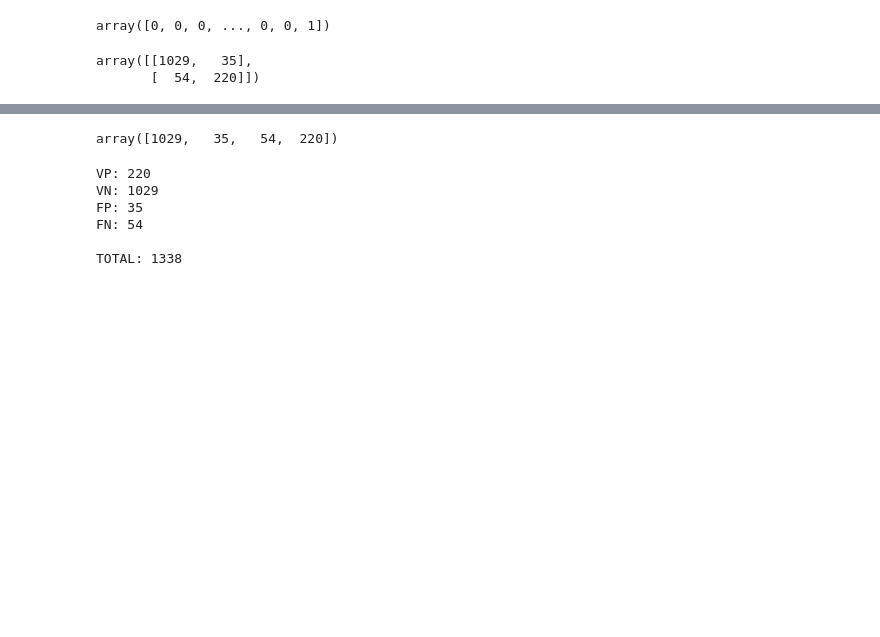
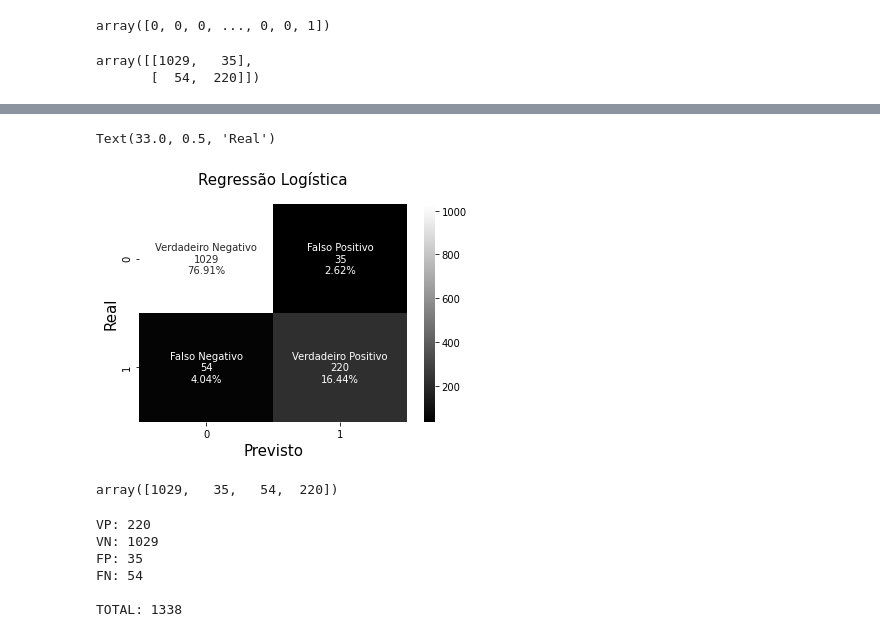
Before and after one commit to SamuelSousaFerreira/Curso-Dominando-Data-Science---Flai, a Jupyter notebook: Modelos_de_Classificação_Flai.ipynb, the cells around one changed output, grey strips where cells are left out. Cells and saved outputs as stored; diff of their text form; code cells hidden in the pictures; blank space fills up the shorter version.

```diff
--- a/Modelos_de_Classificação_Flai.ipynb
+++ b/Modelos_de_Classificação_Flai.ipynb
@@ -256,8 +256,8 @@ preditos
 array([0, 0, 0, ..., 0, 0, 1])
 # %%
 from sklearn.metrics import confusion_matrix
-matriz_conf = confusion_matrix(y, preditos)
-matri_conf
+matriz_conf_reg = confusion_matrix(y, preditos)
+matriz_conf_reg
 # %% [output]
 array([[1029,   35],
        [  54,  220]])
@@ -268,0 +264,17 @@ sns.heatmap(data=matriz_conf)
+# %%
+#Será impresso no gráfico
+
+classificacao = ['Verdadeiro Negativo','Falso Positivo','Falso Negativo','Verdadeiro Positivo']
+
+contagem = ["{0:0.0f}".format(value) for value in matriz_conf.flatten()] # list comprehension  que irá gerar uma lista da Matriz de confusão.
+
+percentual = ["{0:.2%}".format(value) for value in matriz_conf.flatten()/np.sum(matriz_conf)] # list comprehension  que irá gerar uma lista com os % da Matriz de confusão.
+
+labels = [f"{v1}\n{v2}\n{v3}" for v1, v2, v3 in zip(classificacao,contagem,percentual)] #reúne as informações acima
+
+labels= np.asarray(labels).reshape(2,2) # remodela o array unidimendional em um 2x2 que será impresso em cada quadrante da Matriz de Confusão
+
+print(classificacao)
+display(contagem)
+display(percentual)
+display(labels)
@@ -269,3 +288,12 @@ sns.heatmap(data=matriz_conf)
+# %%
+#matrix de confusão
+ax = sns.heatmap(matriz_conf, annot=labels, fmt="", cmap='gray')
+ax.set_title("Regressão Logística", fontsize=15,pad=20)
+ax.set_xlabel('Previsto', fontsize= 15)
+ax.set_ylabel('Real', fontsize=15)
+# %% [output]
+Text(33.0, 0.5, 'Real')
+[figure, added]
 # %%
 matriz_conf.flatten() #retorna os valores em uma dimensão
 # %% [output]
```
Also changed, not shown: parts of 3 cells of this notebook.
